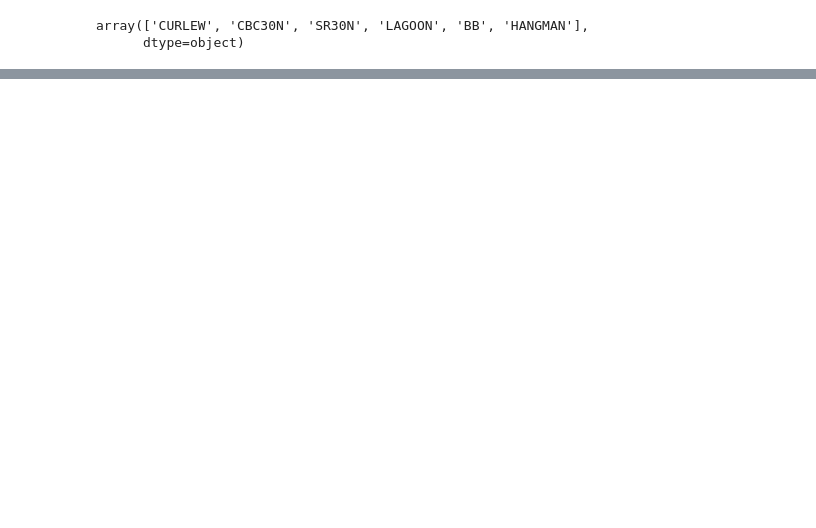
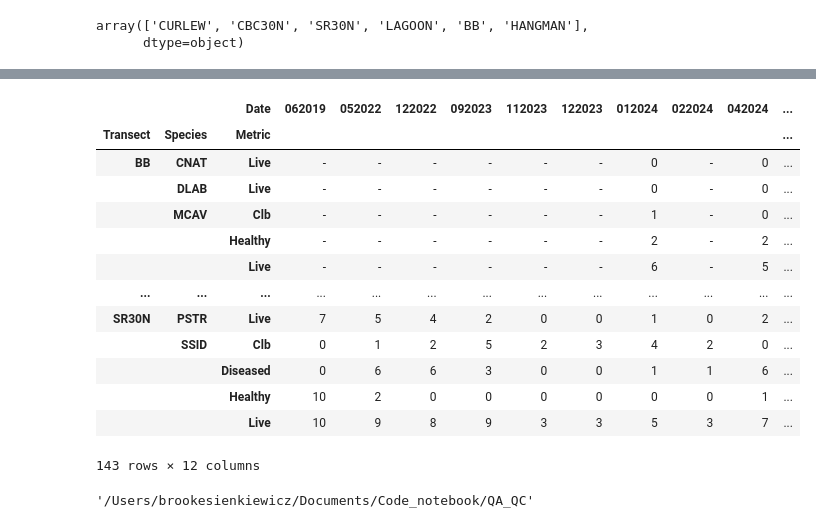
Before and after one commit to brookewicz/Code_notebook, a Jupyter notebook: QA_QC/DataCheck.ipynb, the cells around one changed output, grey strips where cells are left out. Cells and saved outputs as stored; diff of their text form; code cells hidden in the pictures; blank space fills up the shorter version.

Commit message:
redo summary loops

```diff
--- a/QA_QC/DataCheck.ipynb
+++ b/QA_QC/DataCheck.ipynb
@@ -451,7 +286,6 @@ array(['CURLEW', 'CBC30N', 'SR30N', 'LAGOON', 'BB', 'HANGMAN'],
       dtype=object)
 # %%
 # make sorted list of transects
-all_transects = filtered_samples['Transect'].unique()
-sorted_transects = sorted(all_transects)
+sorteed_transects = sorted(filtered_samples['Transect'].unique())
 # %%
 #make monthyear in chronological order
@@ -593,0 +371,5 @@ summary_df
+# %%
+# calculate predicted sample numbers for next trip
+previous_date='062025' #update previous trip date
+trip_df = summary_df[summary_df['Date'] == previous_date]
+trip_df=trip_df.drop('num_immune_tag', axis=1)
@@ -593,0 +519,53 @@ summary_df
+# %%
+#prep
+value_vars = ['species_live', 'species_healthy', 'species_diseased', 'species_clb']
+df_melted = species_data.melt(
+    id_vars=['Date', 'Transect', 'species'],
+    value_vars=value_vars,
+    var_name='Metric',
+    value_name='Count'
+)
+df_melted['Count'] = pd.to_numeric(df_melted['Count'], errors='coerce')
+# pivot
+hierarchical_pivot = df_melted.pivot_table(
+    index=['Transect', 'species', 'Metric'],
+    columns='Date',
+    values='Count',
+    aggfunc='first'
+)
+# filter and clean
+new_metrics = [n.replace('species_', '').title() for n in hierarchical_pivot.index.levels[2]]
+hierarchical_pivot.index = hierarchical_pivot.index.set_levels(new_metrics, level=2)
+hierarchical_pivot.index.names = ['Transect', 'Species', 'Metric']
+is_live_row = hierarchical_pivot.index.get_level_values('Metric') == 'Live'
+has_data = (hierarchical_pivot.fillna(0) > 0).any(axis=1)
+hierarchical_pivot = hierarchical_pivot[is_live_row | has_data]
+hierarchical_pivot = hierarchical_pivot.astype('Int64')
+hierarchical_pivot = hierarchical_pivot.astype(object)
+final_table = hierarchical_pivot.fillna('-')
+final_table.columns = pd.to_datetime(final_table.columns, format='%m%Y')
+
+# 2. Sort the columns chronologically
+final_table = final_table.sort_index(axis=1)
+final_table.columns = final_table.columns.strftime('%m%Y')
+# %%
+final_table
+# %% [output]
+|  |  | Date | 062019 | 052022 | 122022 | 092023 | 112023 | 122023 | 012024 | 022024 | 042024 | ... |
+| Transect | Species | Metric |  |  |  |  |  |  |  |  |  | ... |
+| BB | CNAT | Live | - | - | - | - | - | - | 0 | - | 0 | ... |
+|  | DLAB | Live | - | - | - | - | - | - | 0 | - | 0 | ... |
+|  | MCAV | Clb | - | - | - | - | - | - | 1 | - | 0 | ... |
+|  |  | Healthy | - | - | - | - | - | - | 2 | - | 2 | ... |
+|  |  | Live | - | - | - | - | - | - | 6 | - | 5 | ... |
+| ... | ... | ... | ... | ... | ... | ... | ... | ... | ... | ... | ... | ... |
+| SR30N | PSTR | Live | 7 | 5 | 4 | 2 | 0 | 0 | 1 | 0 | 2 | ... |
+|  | SSID | Clb | 0 | 1 | 2 | 5 | 2 | 3 | 4 | 2 | 0 | ... |
+|  |  | Diseased | 0 | 6 | 6 | 3 | 0 | 0 | 1 | 1 | 6 | ... |
+|  |  | Healthy | 10 | 2 | 0 | 0 | 0 | 0 | 0 | 0 | 1 | ... |
+|  |  | Live | 10 | 9 | 8 | 9 | 3 | 3 | 5 | 3 | 7 | ... |
+143 rows × 12 columns
+# %%
+os.getcwd()
+# %% [output]
+'/Users/brookesienkiewicz/Documents/Code_notebook/QA_QC'
```
Also changed, not shown: parts of 48 cells of this notebook.
